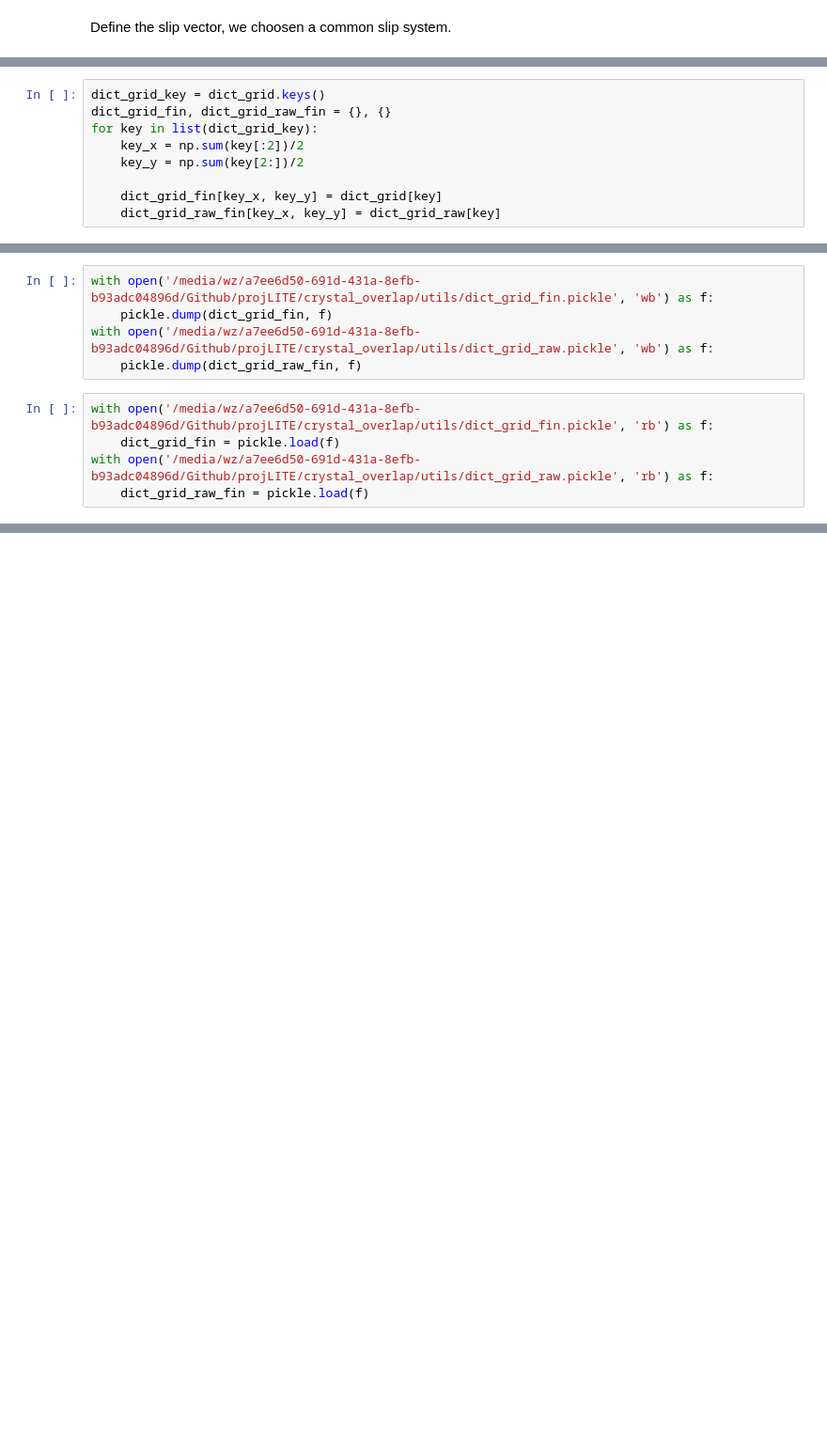
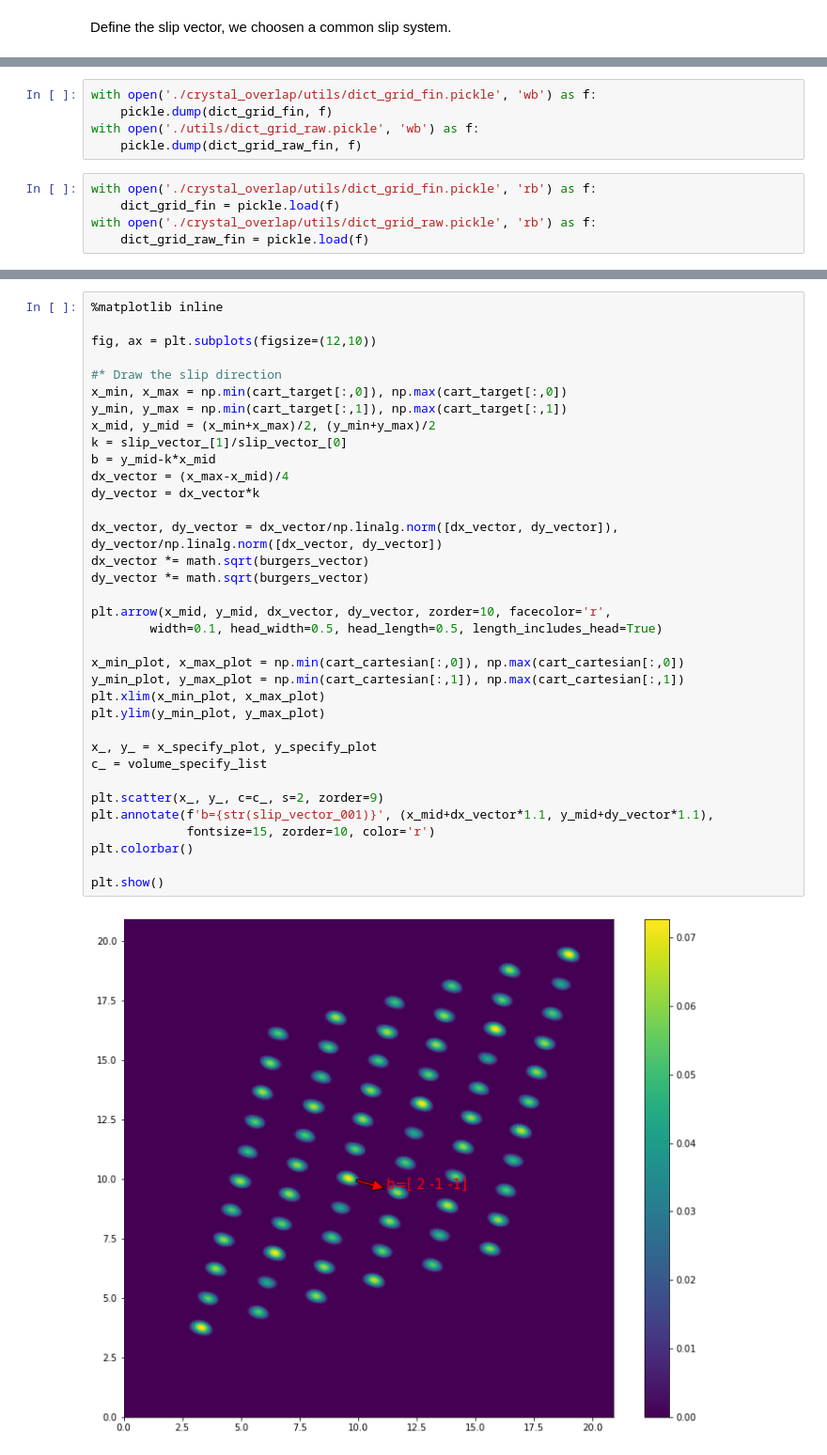
Before and after one commit to wzetto/projLITE, a Jupyter notebook: crystal_overlap/main.ipynb, the cells around one changed output, grey strips where cells are left out. Shown at 94% size. Drawn from its saved outputs; the diff is of its cells as text; blank space fills up the shorter version.

```diff
--- a/crystal_overlap/main.ipynb
+++ b/crystal_overlap/main.ipynb
@@ -211,9 +257,0 @@ for ds_i in range(ds_num):
-# %%
-dict_grid_key = dict_grid.keys()
-dict_grid_fin, dict_grid_raw_fin = {}, {}
-for key in list(dict_grid_key):
-    key_x = np.sum(key[:2])/2
-    key_y = np.sum(key[2:])/2
-
-    dict_grid_fin[key_x, key_y] = dict_grid[key]
-    dict_grid_raw_fin[key_x, key_y] = dict_grid_raw[key]
@@ -220,10 +356,10 @@ for key in list(dict_grid_key):
 # %%
-with open('/media/wz/a7ee6d50-691d-431a-8efb-b93adc04896d/Github/projLITE/crystal_overlap/utils/dict_grid_fin.pickle', 'wb') as f:
+with open('./crystal_overlap/utils/dict_grid_fin.pickle', 'wb') as f:
     pickle.dump(dict_grid_fin, f)
-with open('/media/wz/a7ee6d50-691d-431a-8efb-b93adc04896d/Github/projLITE/crystal_overlap/utils/dict_grid_raw.pickle', 'wb') as f:
+with open('./utils/dict_grid_raw.pickle', 'wb') as f:
     pickle.dump(dict_grid_raw_fin, f)
 # %%
-with open('/media/wz/a7ee6d50-691d-431a-8efb-b93adc04896d/Github/projLITE/crystal_overlap/utils/dict_grid_fin.pickle', 'rb') as f:
+with open('./crystal_overlap/utils/dict_grid_fin.pickle', 'rb') as f:
     dict_grid_fin = pickle.load(f)
-with open('/media/wz/a7ee6d50-691d-431a-8efb-b93adc04896d/Github/projLITE/crystal_overlap/utils/dict_grid_raw.pickle', 'rb') as f:
+with open('./crystal_overlap/utils/dict_grid_raw.pickle', 'rb') as f:
     dict_grid_raw_fin = pickle.load(f)
@@ -261,0 +366,37 @@ plt.scatter(x_list, y_list, c=volume_list, s=4, zorder=9)
+# %%
+%matplotlib inline
+
+fig, ax = plt.subplots(figsize=(12,10))
+
+#* Draw the slip direction
+x_min, x_max = np.min(cart_target[:,0]), np.max(cart_target[:,0])
+y_min, y_max = np.min(cart_target[:,1]), np.max(cart_target[:,1])
+x_mid, y_mid = (x_min+x_max)/2, (y_min+y_max)/2
+k = slip_vector_[1]/slip_vector_[0]
+b = y_mid-k*x_mid
+dx_vector = (x_max-x_mid)/4
+dy_vector = dx_vector*k
+
+dx_vector, dy_vector = dx_vector/np.linalg.norm([dx_vector, dy_vector]), dy_vector/np.linalg.norm([dx_vector, dy_vector])
+dx_vector *= math.sqrt(burgers_vector)
+dy_vector *= math.sqrt(burgers_vector)
+
+plt.arrow(x_mid, y_mid, dx_vector, dy_vector, zorder=10, facecolor='r',
+        width=0.1, head_width=0.5, head_length=0.5, length_includes_head=True)
+
+x_min_plot, x_max_plot = np.min(cart_cartesian[:,0]), np.max(cart_cartesian[:,0])
+y_min_plot, y_max_plot = np.min(cart_cartesian[:,1]), np.max(cart_cartesian[:,1])
+plt.xlim(x_min_plot, x_max_plot)
+plt.ylim(y_min_plot, y_max_plot)
+
+x_, y_ = x_specify_plot, y_specify_plot
+c_ = volume_specify_list
+
+plt.scatter(x_, y_, c=c_, s=2, zorder=9)
+plt.annotate(f'b={str(slip_vector_001)}', (x_mid+dx_vector*1.1, y_mid+dy_vector*1.1),
+             fontsize=15, zorder=10, color='r')
+plt.colorbar()
+
+plt.show()
+# %% [output]
+[figure, added]
```
Also changed, not shown: parts of 20 cells of this notebook, 7 other files.
